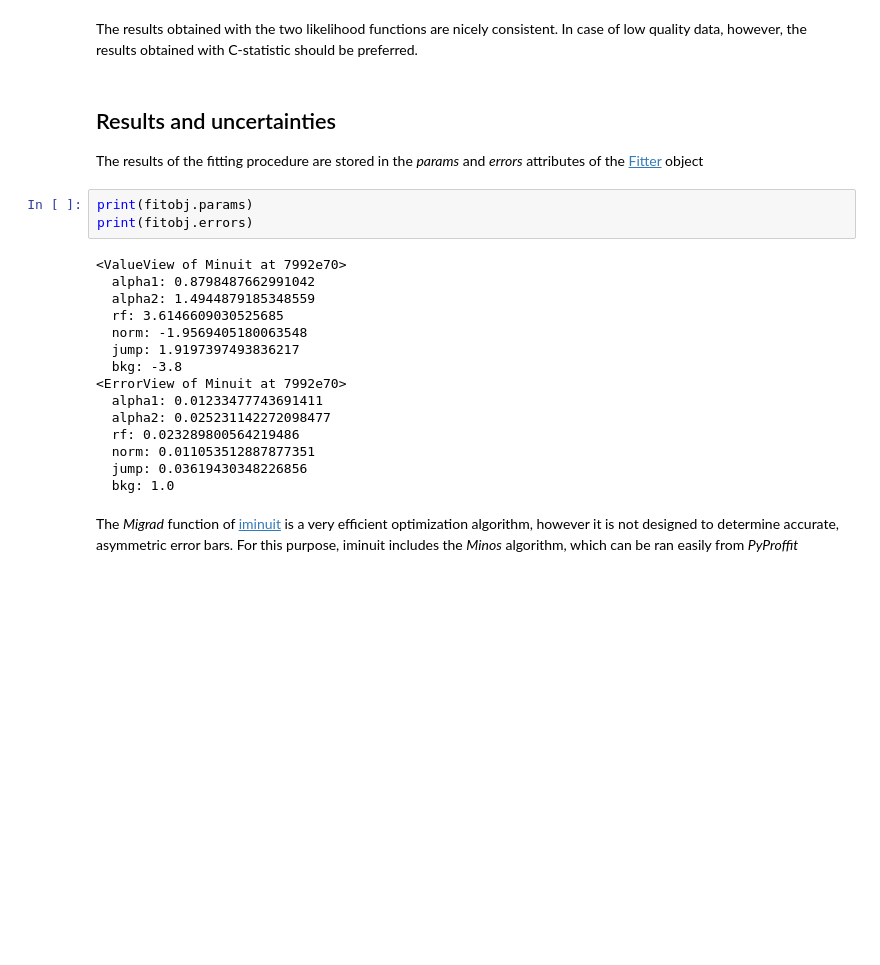
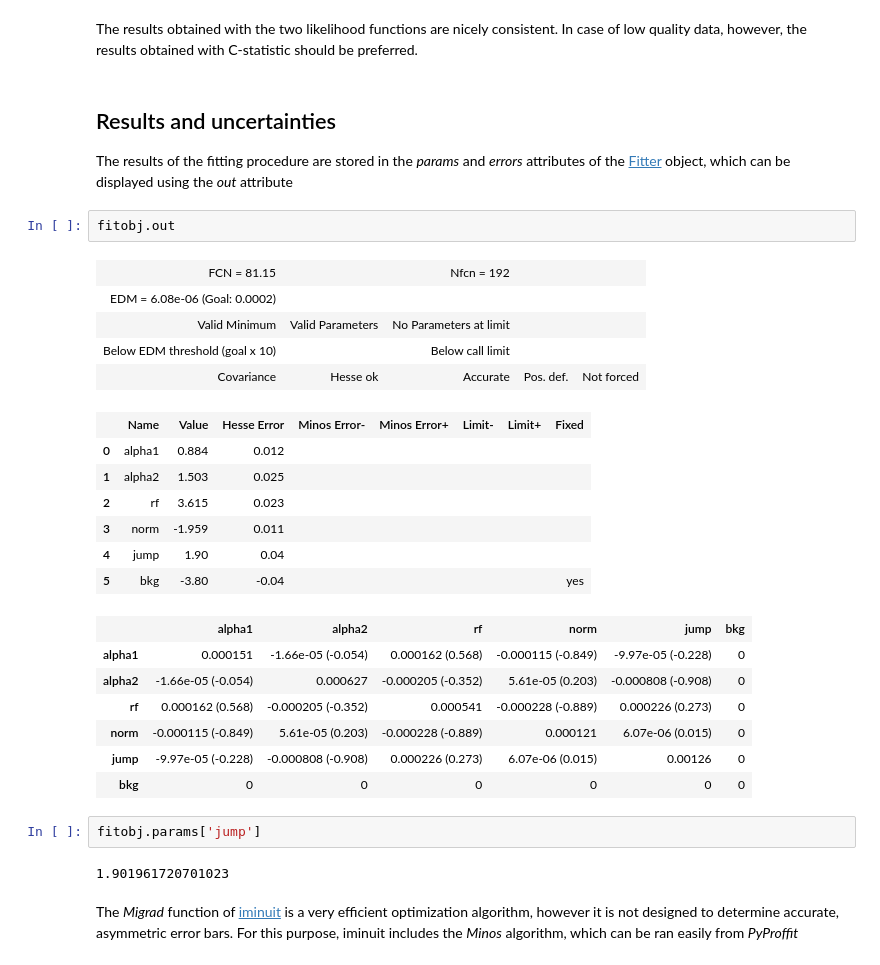
Before and after one commit to domeckert/pyproffit, a Jupyter notebook: docs/source/Discontinuities.ipynb, the cells around one changed output. Drawn from its saved outputs; the diff is of its cells as text; blank space fills up the shorter version.

```diff
--- a/docs/source/Discontinuities.ipynb
+++ b/docs/source/Discontinuities.ipynb
@@ -198,25 +226,33 @@ The results obtained with the two likelihood functions are nicely consistent. In
 # %% [markdown]
 ## Results and uncertainties ##
 
-The results of the fitting procedure are stored in the _params_ and _errors_ attributes of the [Fitter](https://pyproffit.readthedocs.io/en/latest/pyproffit.html#pyproffit.fitting.Fitter) object
+The results of the fitting procedure are stored in the _params_ and _errors_ attributes of the [Fitter](https://pyproffit.readthedocs.io/en/latest/pyproffit.html#pyproffit.fitting.Fitter) object, which can be displayed using the _out_ attribute
-# %%
-print(fitobj.params)
-print(fitobj.errors)
-# %% [output]
-<ValueView of Minuit at 7992e70>
-  alpha1: 0.8798487662991042
-  alpha2: 1.4944879185348559
-  rf: 3.6146609030525685
-  norm: -1.9569405180063548
-  jump: 1.9197397493836217
-  bkg: -3.8
-<ErrorView of Minuit at 7992e70>
-  alpha1: 0.01233477743691411
-  alpha2: 0.025231142272098477
-  rf: 0.023289800564219486
-  norm: 0.011053512887877351
-  jump: 0.03619430348226856
-  bkg: 1.0
+# %%
+fitobj.out
+# %% [output]
+| FCN = 81.15 |  | Nfcn = 192 |  |  |
+| EDM = 6.08e-06 (Goal: 0.0002) |  |  |  |  |
+| Valid Minimum | Valid Parameters | No Parameters at limit |  |  |
+| Below EDM threshold (goal x 10) |  | Below call limit |  |  |
+| Covariance | Hesse ok | Accurate | Pos. def. | Not forced |
+|  | Name | Value | Hesse Error | Minos Error- | Minos Error+ | Limit- | Limit+ | Fixed |
+| 0 | alpha1 | 0.884 | 0.012 |  |  |  |  |  |
+| 1 | alpha2 | 1.503 | 0.025 |  |  |  |  |  |
+| 2 | rf | 3.615 | 0.023 |  |  |  |  |  |
+| 3 | norm | -1.959 | 0.011 |  |  |  |  |  |
+| 4 | jump | 1.90 | 0.04 |  |  |  |  |  |
+| 5 | bkg | -3.80 | -0.04 |  |  |  |  | yes |
+|  | alpha1 | alpha2 | rf | norm | jump | bkg |
+| alpha1 | 0.000151 | -1.66e-05 (-0.054) | 0.000162 (0.568) | -0.000115 (-0.849) | -9.97e-05 (-0.228) | 0 |
+| alpha2 | -1.66e-05 (-0.054) | 0.000627 | -0.000205 (-0.352) | 5.61e-05 (0.203) | -0.000808 (-0.908) | 0 |
+| rf | 0.000162 (0.568) | -0.000205 (-0.352) | 0.000541 | -0.000228 (-0.889) | 0.000226 (0.273) | 0 |
+| norm | -0.000115 (-0.849) | 5.61e-05 (0.203) | -0.000228 (-0.889) | 0.000121 | 6.07e-06 (0.015) | 0 |
+| jump | -9.97e-05 (-0.228) | -0.000808 (-0.908) | 0.000226 (0.273) | 6.07e-06 (0.015) | 0.00126 | 0 |
+| bkg | 0 | 0 | 0 | 0 | 0 | 0 |
+# %%
+fitobj.params['jump']
+# %% [output]
+1.901961720701023
 # %% [markdown]
 The _Migrad_ function of [iminuit](https://iminuit.readthedocs.io) is a very efficient optimization algorithm, however it is not designed to determine accurate, asymmetric error bars. For this purpose, iminuit includes the _Minos_ algorithm, which can be ran easily from _PyProffit_
 # %%
```
Also changed, not shown: parts of 15 cells of this notebook, 2 other files.
